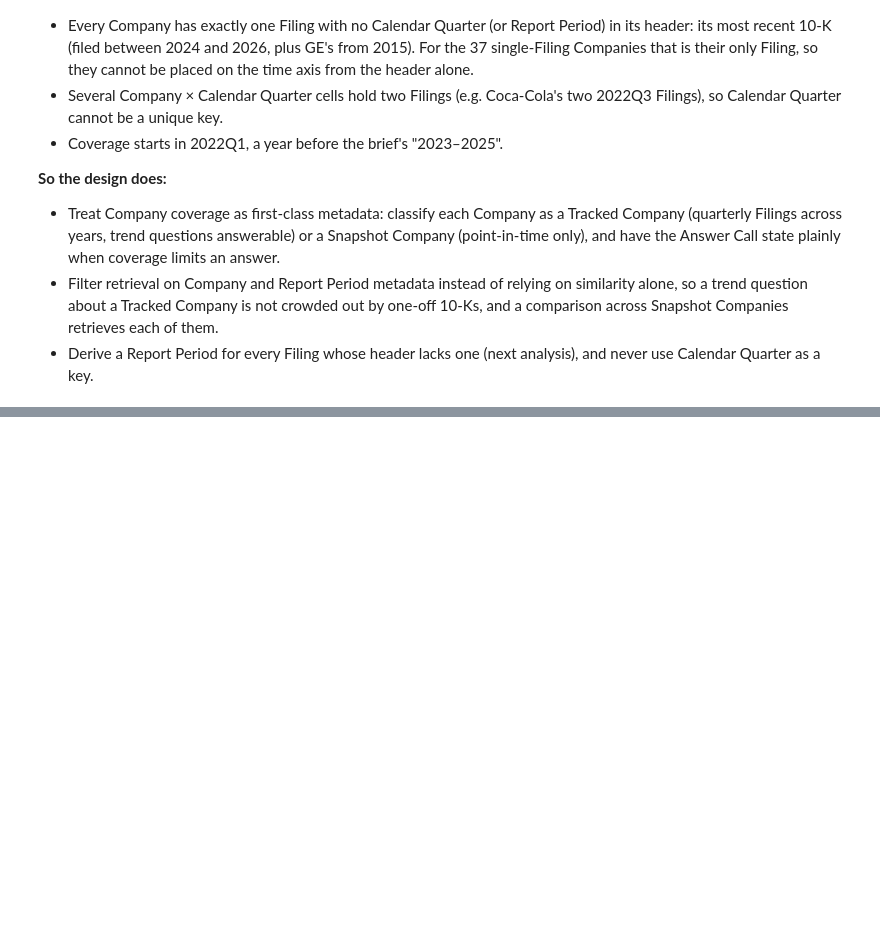
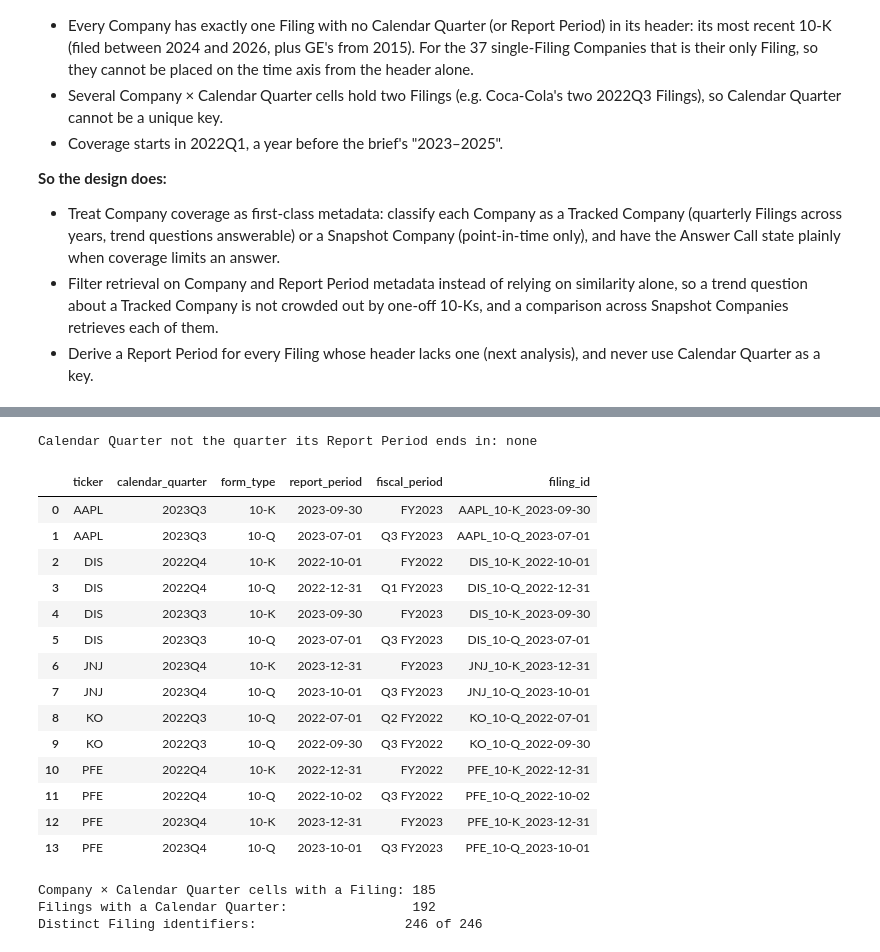
Before and after one commit to dwest1507/eliza-assessment, a Jupyter notebook: backend/notebooks/eda.ipynb, the cells around one changed output, grey strips where cells are left out. Cells and saved outputs as stored; diff of their text form; code cells hidden in the pictures; blank space fills up the shorter version.

```diff
--- a/backend/notebooks/eda.ipynb
+++ b/backend/notebooks/eda.ipynb
@@ -151,0 +167,15 @@ Company × Calendar Quarter cells holding more than one Filing: 7
+# %%
+manifest = json.loads((DEFAULT_CORPUS_DIR / "manifest.json").read_text(encoding="utf-8"))
+print("Manifest problems:", check_manifest() or "none")
+print("Manifest Form Type counts:", manifest["filing_types"])
+print("Header Form Type counts:  ", dict(Counter(f.form_type for f in filings)))
+
+FILE_NAME = re.compile(r"^([A-Z]+)_(10K|10Q)_(?:(\d{4}Q[1-4])_)?(\d{4}-\d{2}-\d{2})_full\.txt$")
+name_mismatches = []
+for f in filings:
+    ticker, form, quarter, filed = FILE_NAME.match(f.path.name).groups()
+    expected = (f.ticker, f.form_type.replace("-", ""), f.calendar_quarter, str(f.filing_date))
+    if (ticker, form, quarter, filed) != expected:
+        name_mismatches.append(f.path.name)
+print("File names disagreeing with their header (ticker, Form Type, Quarter, Filing Date):")
+print("  ", name_mismatches or "none")
@@ -151,0 +260,54 @@ Company × Calendar Quarter cells holding more than one Filing: 7
+# %%
+def calendar_quarter_of(d):
+    return f"{d.year}Q{(d.month - 1) // 3 + 1}"
+
+
+inconsistent = [
+    f.filing_id
+    for f in filings
+    if f.calendar_quarter and f.calendar_quarter != calendar_quarter_of(f.report_period)
+]
+print("Calendar Quarter not the quarter its Report Period ends in:", inconsistent or "none")
+
+by_cell = df.assign(filing=filings).dropna(subset=["calendar_quarter"])
+clashes = pd.DataFrame(
+    {
+        "ticker": f.ticker,
+        "calendar_quarter": f.calendar_quarter,
+        "form_type": f.form_type,
+        "report_period": f.report_period,
+        "fiscal_period": f.fiscal_period,
+        "filing_id": f.filing_id,
+    }
+    for _, group in by_cell.groupby(["ticker", "calendar_quarter"])
+    if len(group) > 1
+    for f in group["filing"]
+)
+clashes
+# %% [output]
+Calendar Quarter not the quarter its Report Period ends in: none
+|  | ticker | calendar_quarter | form_type | report_period | fiscal_period | filing_id |
+| 0 | AAPL | 2023Q3 | 10-K | 2023-09-30 | FY2023 | AAPL_10-K_2023-09-30 |
+| 1 | AAPL | 2023Q3 | 10-Q | 2023-07-01 | Q3 FY2023 | AAPL_10-Q_2023-07-01 |
+| 2 | DIS | 2022Q4 | 10-K | 2022-10-01 | FY2022 | DIS_10-K_2022-10-01 |
+| 3 | DIS | 2022Q4 | 10-Q | 2022-12-31 | Q1 FY2023 | DIS_10-Q_2022-12-31 |
+| 4 | DIS | 2023Q3 | 10-K | 2023-09-30 | FY2023 | DIS_10-K_2023-09-30 |
+| 5 | DIS | 2023Q3 | 10-Q | 2023-07-01 | Q3 FY2023 | DIS_10-Q_2023-07-01 |
+| 6 | JNJ | 2023Q4 | 10-K | 2023-12-31 | FY2023 | JNJ_10-K_2023-12-31 |
+| 7 | JNJ | 2023Q4 | 10-Q | 2023-10-01 | Q3 FY2023 | JNJ_10-Q_2023-10-01 |
+| 8 | KO | 2022Q3 | 10-Q | 2022-07-01 | Q2 FY2022 | KO_10-Q_2022-07-01 |
+| 9 | KO | 2022Q3 | 10-Q | 2022-09-30 | Q3 FY2022 | KO_10-Q_2022-09-30 |
+| 10 | PFE | 2022Q4 | 10-K | 2022-12-31 | FY2022 | PFE_10-K_2022-12-31 |
+| 11 | PFE | 2022Q4 | 10-Q | 2022-10-02 | Q3 FY2022 | PFE_10-Q_2022-10-02 |
+| 12 | PFE | 2023Q4 | 10-K | 2023-12-31 | FY2023 | PFE_10-K_2023-12-31 |
+| 13 | PFE | 2023Q4 | 10-Q | 2023-10-01 | Q3 FY2023 | PFE_10-Q_2023-10-01 |
+# %%
+ids = [f.filing_id for f in filings]
+cells = by_cell.groupby(["ticker", "calendar_quarter"]).ngroups
+print(f"Company × Calendar Quarter cells with a Filing: {cells}")
+print(f"Filings with a Calendar Quarter:                {len(by_cell)}")
+print(f"Distinct Filing identifiers:                   {len(set(ids))} of {len(ids)}")
+# %% [output]
+Company × Calendar Quarter cells with a Filing: 185
+Filings with a Calendar Quarter:                192
+Distinct Filing identifiers:                   246 of 246
```
Also changed, not shown: parts of 21 cells of this notebook, 6 other files.
